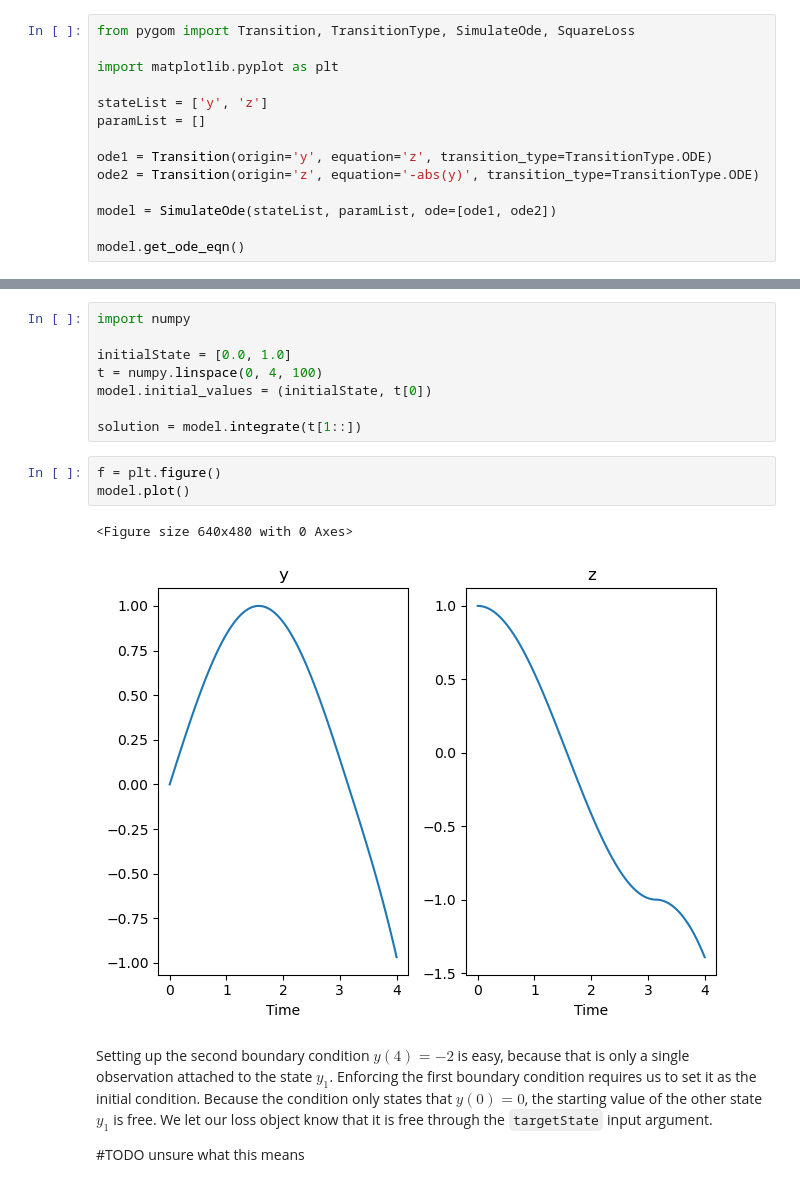
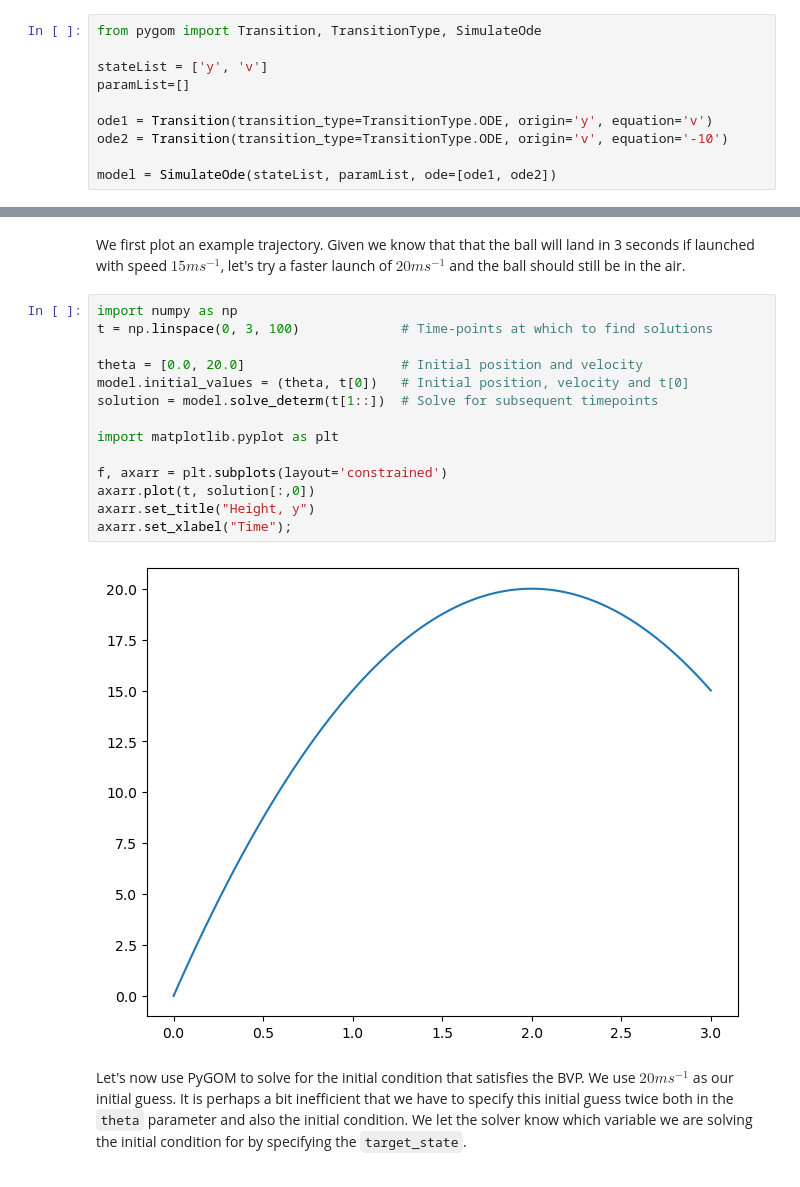
Before and after one commit to ukhsa-collaboration/pygom, a Jupyter notebook: docs/notebooks/paramfit/bvpSimple.ipynb, the cells around one changed output, grey strips where cells are left out. Cells and saved outputs as stored; diff of their text form.

```diff
--- a/docs/notebooks/paramfit/bvpSimple.ipynb
+++ b/docs/notebooks/paramfit/bvpSimple.ipynb
@@ -35,14 +33,10 @@ Here we set up the system.
 # %%
-from pygom import Transition, TransitionType, SimulateOde, SquareLoss
+from pygom import Transition, TransitionType, SimulateOde
 
-import matplotlib.pyplot as plt
+stateList = ['y', 'v']
+paramList=[]
 
-stateList = ['y', 'z']
-paramList = []
-
-ode1 = Transition(origin='y', equation='z', transition_type=TransitionType.ODE)
-ode2 = Transition(origin='z', equation='-abs(y)', transition_type=TransitionType.ODE)
+ode1 = Transition(transition_type=TransitionType.ODE, origin='y', equation='v')
+ode2 = Transition(transition_type=TransitionType.ODE, origin='v', equation='-10')
 
 model = SimulateOde(stateList, paramList, ode=[ode1, ode2])
-
-model.get_ode_eqn()
@@ -56,26 +43,26 @@ loss function. The loss function enables us to optimize the parameter choice.
-# %%
-import numpy
-
-initialState = [0.0, 1.0]
-t = numpy.linspace(0, 4, 100)
-model.initial_values = (initialState, t[0])
-
-solution = model.integrate(t[1::])
-# %%
-f = plt.figure()
-model.plot()
-# %% [output]
-<Figure size 640x480 with 0 Axes>
-[figure, removed]
-# %% [markdown]
-
-Setting up the second boundary condition $y(4) = -2$ is easy, because
-that is only a single observation attached to the state $y_{1}$.
-Enforcing the first boundary condition requires us to set it as the
-initial condition. Because the condition only states that $y(0) = 0$,
-the starting value of the other state $y_1$ is free. We let our loss
-object know that it is free through the `targetState` input argument.
-
-#TODO unsure what this means
+# %% [markdown]
+We first plot an example trajectory.
+Given we know that that the ball will land in 3 seconds if launched with speed $15ms^{-1}$, let's try a faster launch of $20ms^{-1}$ and the ball should still be in the air.
+# %%
+import numpy as np
+t = np.linspace(0, 3, 100)             # Time-points at which to find solutions
+
+theta = [0.0, 20.0]                    # Initial position and velocity
+model.initial_values = (theta, t[0])   # Initial position, velocity and t[0]
+solution = model.solve_determ(t[1::])  # Solve for subsequent timepoints
+
+import matplotlib.pyplot as plt
+
+f, axarr = plt.subplots(layout='constrained')
+axarr.plot(t, solution[:,0])
+axarr.set_title("Height, y")
+axarr.set_xlabel("Time");
+# %% [output]
+[figure, added]
+# %% [markdown]
+Let's now use PyGOM to solve for the initial condition that satisfies the BVP.
+We use $20ms^{-1}$ as our initial guess.
+It is perhaps a bit inefficient that we have to specify this initial guess twice both in the `theta` parameter and also the initial condition.
+We let the solver know which variable we are solving the initial condition for by specifying the `target_state`.
 # %%
 from scipy.optimize import minimize
```
Also changed, not shown: parts of 23 cells of this notebook, 16 other files.
